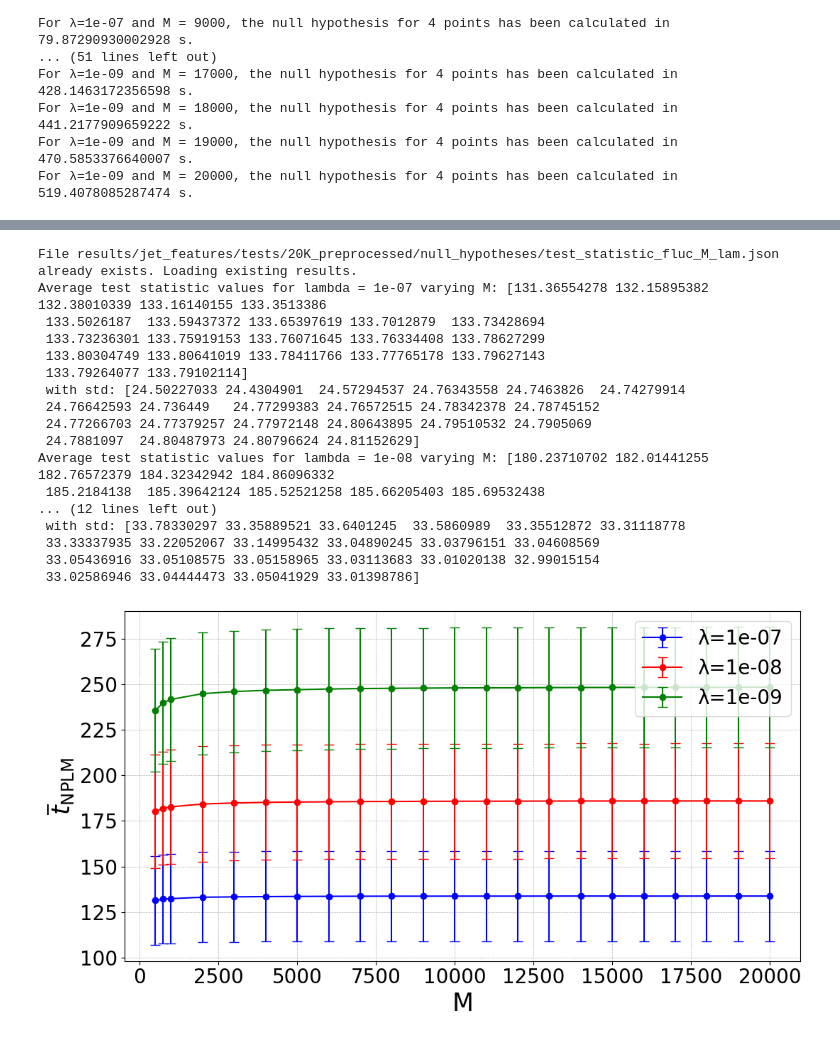
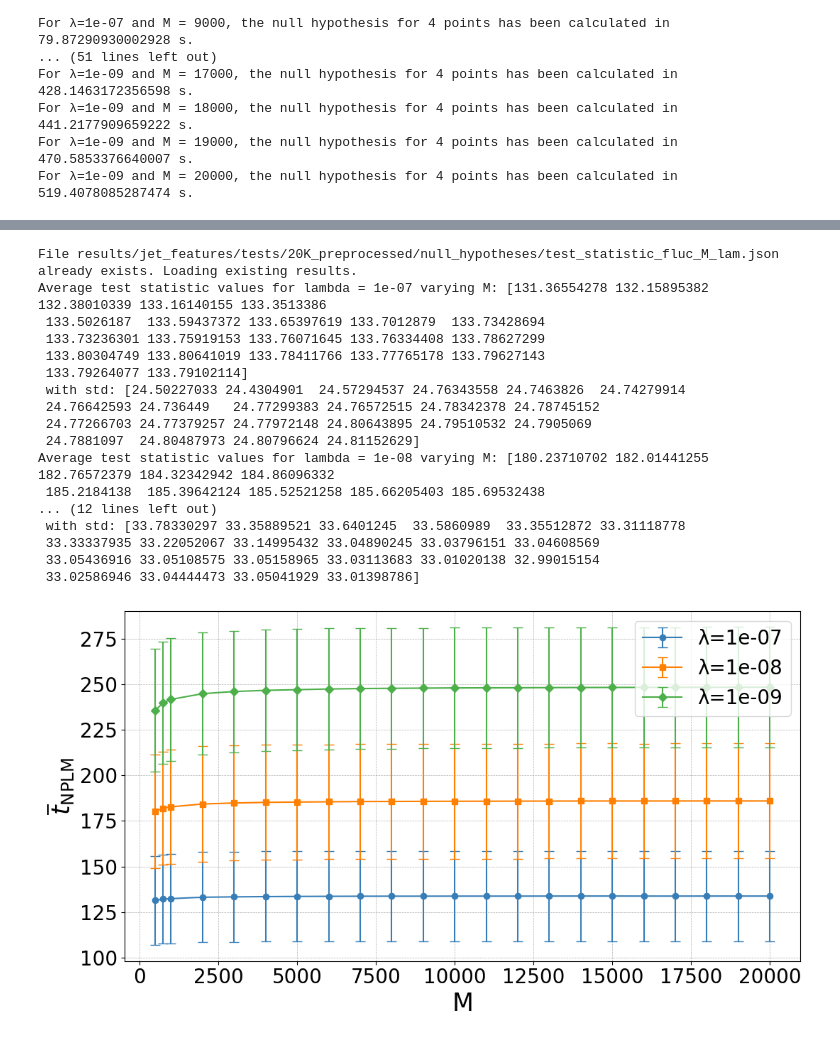
Before and after one commit to TwoSampleTests/NPLM_Parameters_Tuning, a Jupyter notebook: notebooks/Analysis_jet_features_scaled_20K.ipynb, the cells around one changed output, grey strips where cells are left out. Drawn from its saved outputs; the diff is of its cells as text; code cells hidden in the pictures.

Commit message:
changed colors

```diff
--- a/notebooks/Analysis_jet_features_scaled_20K.ipynb
+++ b/notebooks/Analysis_jet_features_scaled_20K.ipynb
@@ -565,13 +565,14 @@ else:
     print("file does not exist")
 
 
-color_list = ['b','r','g']
+color_list = ["#377eb8", "#ff7f00", "#4daf4a"]
+marker_list = ['o', 's', 'D']
 label_list = [f'λ={lam}' for lam in lam_list]
 
 
 plt.figure(figsize=(11, 6))
 for i in range(len(lam_list)):
-    plt.errorbar(M_list, null_hp_times[i]/(niter*nbootstrap),  capsize=5 ,marker='o', linestyle='-', color = color_list[i], label = label_list[i])
+    plt.errorbar(M_list, null_hp_times[i]/(niter*nbootstrap),  capsize=5 ,marker=marker_list[i], linestyle='-', color = color_list[i], label = label_list[i])
 
 plt.xlabel("M", fontsize=25)
 plt.ylabel("Compute time (s)", fontsize=25)
@@ -613,7 +614,8 @@ else:
     print("file does not exist")
 
 
-color_list = ['b','r','g']
+color_list = ["#377eb8", "#ff7f00", "#4daf4a"]
+marker_list = ['o', 's', 'D']
 label_list = [f'λ={lam}' for lam in lam_list]
 
 avg_test_stat = np.zeros((len(lam_list), len(M_list)))
@@ -628,35 +630,35 @@ for i, lam in enumerate(lam_list):
 
 plt.figure(figsize=(11, 6))
 for i in range(len(lam_list)):
-    plt.errorbar(M_list, avg_test_stat[i], std_test_stat[i], capsize=5 ,marker='o', linestyle='-', color = color_list[i], label = label_list[i])
+    plt.errorbar(M_list, avg_test_stat[i], std_test_stat[i], capsize=5 ,marker=marker_list[i], linestyle='-', color = color_list[i], label = label_list[i])
 
 plt.xlabel("M", fontsize=25)
 plt.ylabel(r"$\overline{t}_{\mathrm{NPLM}}$", fontsize=25)
 plt.grid(True, which="both", linestyle="--", linewidth=0.5)
 plt.xticks(fontsize=20)
 plt.yticks(fontsize=20)
 plt.legend(fontsize=20)
 plt.tight_layout()
 
 
 plt.savefig(null_hypotheses_dir+"Test_statistic_fluc_vs_M.pdf", format="pdf")
 plt.show()
 # %% [output]
 File results/jet_features/tests/20K_preprocessed/null_hypotheses/test_statistic_fluc_M_lam.json already exists. Loading existing results.
 Average test statistic values for lambda = 1e-07 varying M: [131.36554278 132.15895382 132.38010339 133.16140155 133.3513386
  133.5026187  133.59437372 133.65397619 133.7012879  133.73428694
  133.73236301 133.75919153 133.76071645 133.76334408 133.78627299
  133.80304749 133.80641019 133.78411766 133.77765178 133.79627143
  133.79264077 133.79102114]
  with std: [24.50227033 24.4304901  24.57294537 24.76343558 24.7463826  24.74279914
  24.76642593 24.736449   24.77299383 24.76572515 24.78342378 24.78745152
  24.77266703 24.77379257 24.77972148 24.80643895 24.79510532 24.7905069
  24.7881097  24.80487973 24.80796624 24.81152629]
 Average test statistic values for lambda = 1e-08 varying M: [180.23710702 182.01441255 182.76572379 184.32342942 184.86096332
  185.2184138  185.39642124 185.52521258 185.66205403 185.69532438
 ... (12 lines left out)
  with std: [33.78330297 33.35889521 33.6401245  33.5860989  33.35512872 33.31118778
  33.33337935 33.22052067 33.14995432 33.04890245 33.03796151 33.04608569
  33.05436916 33.05108575 33.05158965 33.03113683 33.01020138 32.99015154
  33.02586946 33.04444473 33.05041929 33.01398786]
-[figure, old version]
+[figure, new version]
```
Also changed, not shown: parts of 2 cells of this notebook, 11 other files.
